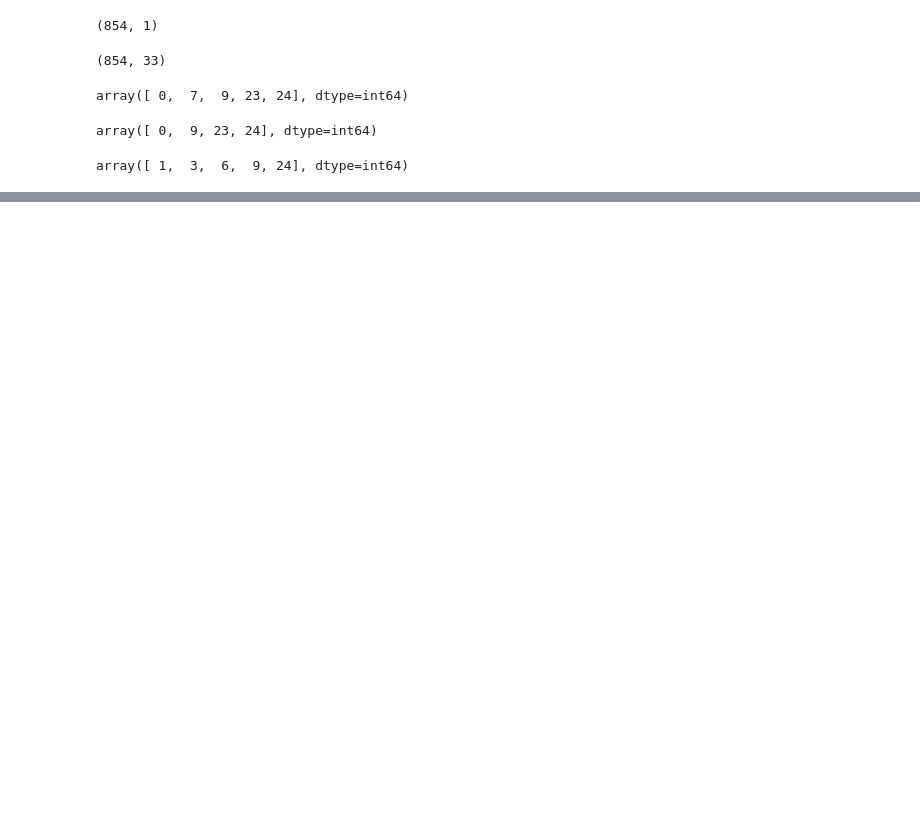
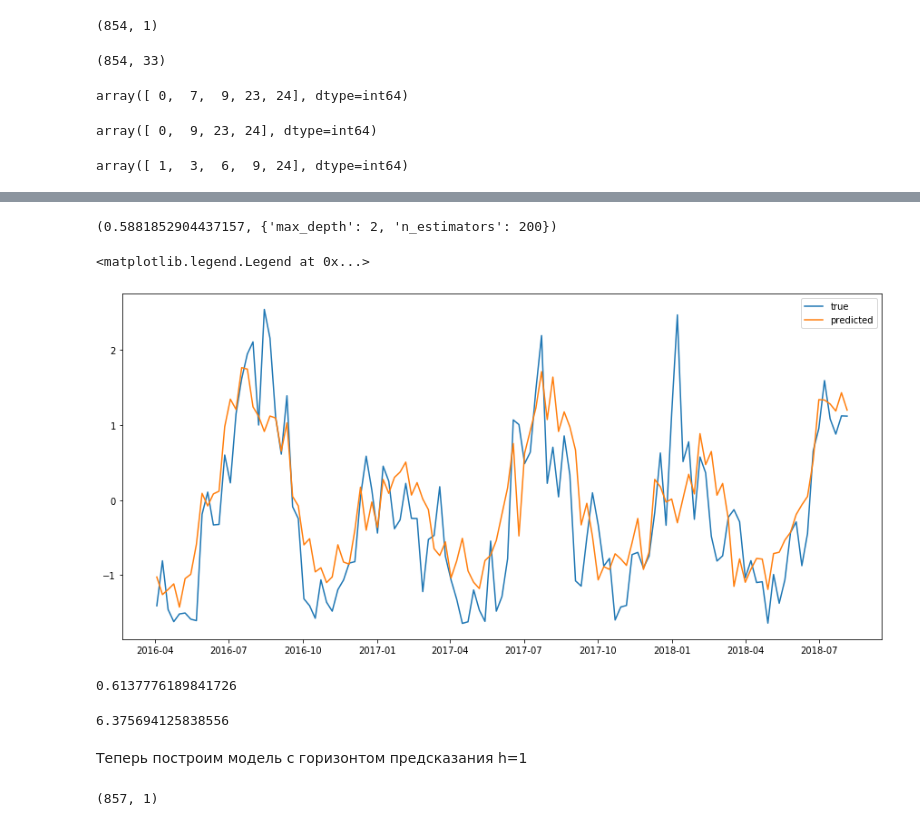
Before and after one commit to TrickSonix/Machine-Learning-in-buisness, a Jupyter notebook: Homework4.ipynb, the cells around one changed output, grey strips where cells are left out. Drawn from its saved outputs; the diff is of its cells as text; code cells hidden in the pictures; blank space fills up the shorter version.

```diff
--- a/Homework4.ipynb
+++ b/Homework4.ipynb
@@ -201,0 +220,5 @@ array([ 1,  3,  6,  9, 24], dtype=int64)
+# %%
+X_train = X_selected[:train.shape[0], :]
+y_train = scaled_target[:train.shape[0], 0]
+X_test = X_selected[train.shape[0]:, :]
+y_test = scaled_target[train.shape[0]:, 0]
@@ -201,0 +229,30 @@ array([ 1,  3,  6,  9, 24], dtype=int64)
+# %%
+param_dist = {"max_depth": [3, 2,10,14,5],
+              "n_estimators":[100,200,300,400,500, 1000, 1200,1500]}
+# %%
+model_gb = GradientBoostingRegressor()
+
+search = GridSearchCV(model_gb, param_grid=param_dist, scoring='r2', n_jobs=-1)
+
+search.fit(X_train, y_train)
+search.best_score_, search.best_params_
+# %% [output]
+(0.5881852904437157, {'max_depth': 2, 'n_estimators': 200})
+# %%
+model_gb_b = GradientBoostingRegressor(max_depth=2, n_estimators=200)
+
+model_gb_b.fit(X_train, y_train)
+y_pred = model_gb_b.predict(X_test)
+# %%
+plt.figure(figsize=(15,7))
+
+plt.plot(test.index[h+p:], y_test, label='true')
+plt.plot(test.index[h+p:], y_pred, label='predicted')
+plt.legend()
+# %% [output]
+<matplotlib.legend.Legend at 0x...>
+[figure, added]
+# %%
+r2_score(y_test, y_pred)
+# %% [output]
+0.6137776189841726
@@ -201,0 +263,14 @@ array([ 1,  3,  6,  9, 24], dtype=int64)
+# %%
+mean_absolute_percentage_error(scl.inverse_transform(y_test), scl.inverse_transform(y_pred))
+# %% [output]
+6.375694125838556
+# %% [markdown]
+Теперь построим модель с горизонтом предсказания h=1
+# %%
+h=1
+scl_1 = StandardScaler()
+target_1 = data_w['PJME_MW'].values[h+p:].reshape((-1, 1))
+scaled_target_1 = scl_1.fit_transform(target_1)
+scaled_target_1.shape
+# %% [output]
+(857, 1)
```
Also changed, not shown: parts of 25 cells of this notebook.
